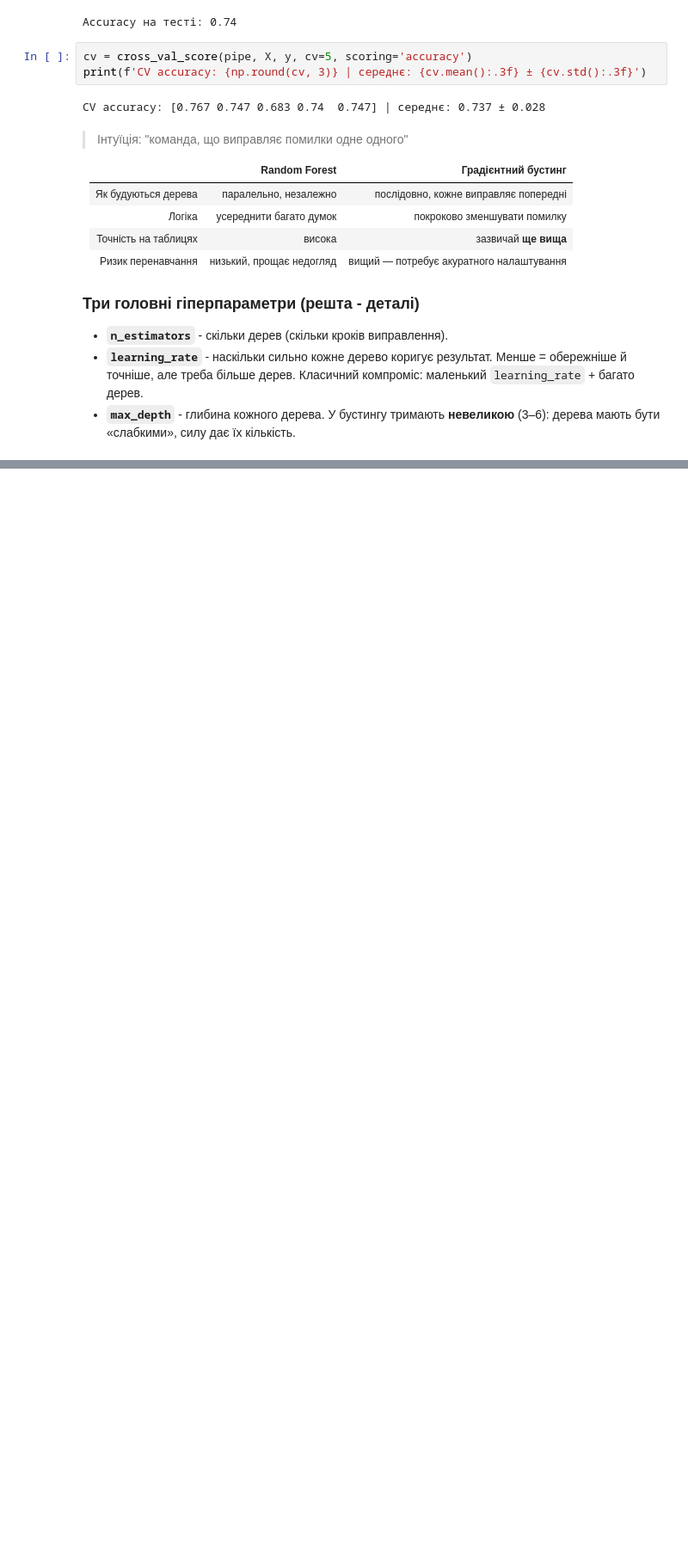
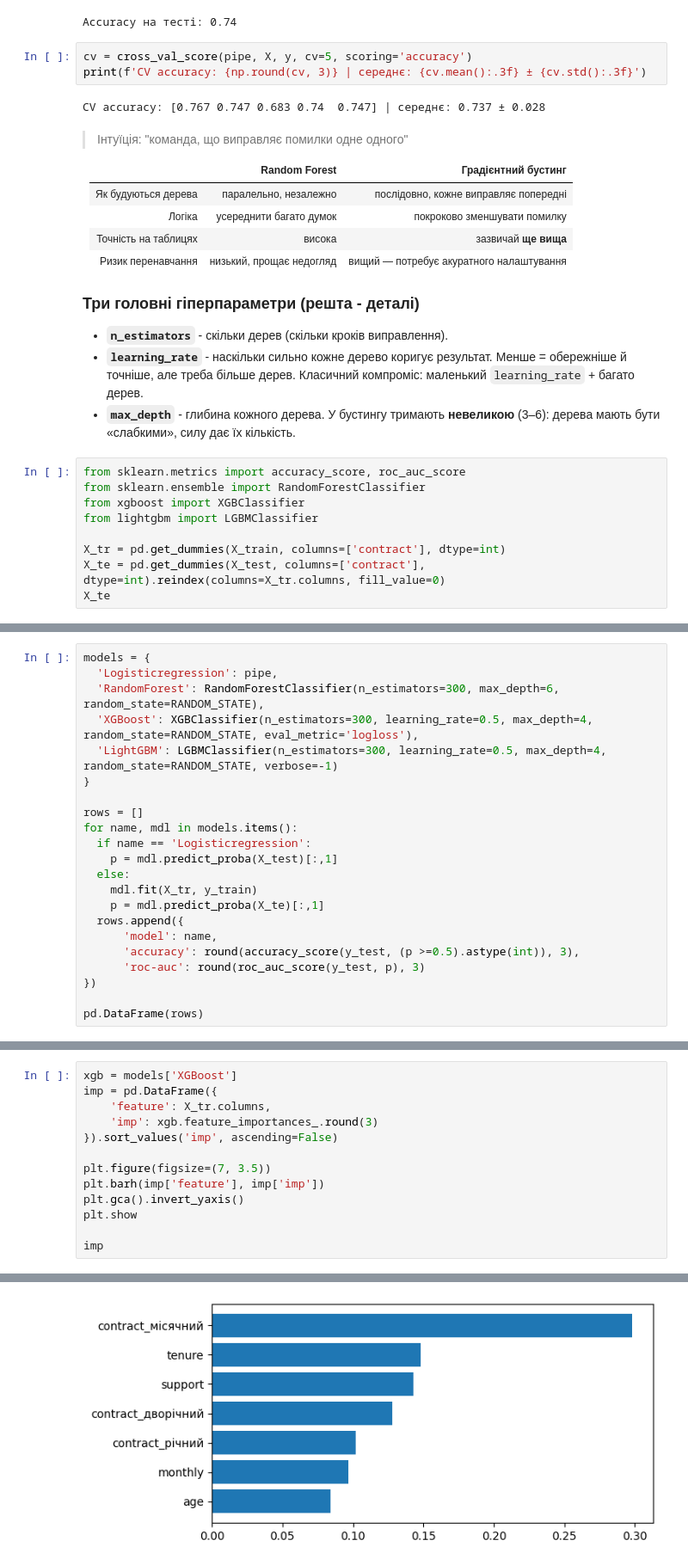
Before and after one commit to NadiiaIvashchuk/DTA_2026, a Jupyter notebook: ML/XGBoost_LightGBM.ipynb, the cells around one changed output, grey strips where cells are left out. Shown at 86% size. Cells and saved outputs as stored; diff of their text form; blank space fills up the shorter version.

Commit message:
models

```diff
--- a/ML/XGBoost_LightGBM.ipynb
+++ b/ML/XGBoost_LightGBM.ipynb
@@ -105,3 +105,12 @@ CV accuracy: [0.767 0.747 0.683 0.74  0.747] | середнє: 0.737 ± 0.028
 - **`n_estimators`** - скільки дерев (скільки кроків виправлення).
 - **`learning_rate`** - наскільки сильно кожне дерево коригує результат. Менше = обережніше й точніше, але треба більше дерев. Класичний компроміс: маленький `learning_rate` + багато дерев.
 - **`max_depth`** - глибина кожного дерева. У бустингу тримають **невеликою** (3–6): дерева мають бути «слабкими», силу дає їх кількість.
+# %%
+from sklearn.metrics import accuracy_score, roc_auc_score
+from sklearn.ensemble import RandomForestClassifier
+from xgboost import XGBClassifier
+from lightgbm import LGBMClassifier
+
+X_tr = pd.get_dummies(X_train, columns=['contract'], dtype=int)
+X_te = pd.get_dummies(X_test, columns=['contract'], dtype=int).reindex(columns=X_tr.columns, fill_value=0)
+X_te
@@ -107,0 +131,22 @@ CV accuracy: [0.767 0.747 0.683 0.74  0.747] | середнє: 0.737 ± 0.028
+# %%
+models = {
+  'Logisticregression': pipe,
+  'RandomForest': RandomForestClassifier(n_estimators=300, max_depth=6, random_state=RANDOM_STATE),
+  'XGBoost': XGBClassifier(n_estimators=300, learning_rate=0.5, max_depth=4, random_state=RANDOM_STATE, eval_metric='logloss'),
+  'LightGBM': LGBMClassifier(n_estimators=300, learning_rate=0.5, max_depth=4, random_state=RANDOM_STATE, verbose=-1)
+}
+
+rows = []
+for name, mdl in models.items():
+  if name == 'Logisticregression':
+    p = mdl.predict_proba(X_test)[:,1]
+  else:
+    mdl.fit(X_tr, y_train)
+    p = mdl.predict_proba(X_te)[:,1]
+  rows.append({
+      'model': name,
+      'accuracy': round(accuracy_score(y_test, (p >=0.5).astype(int)), 3),
+      'roc-auc': round(roc_auc_score(y_test, p), 3)
+})
+
+pd.DataFrame(rows)
@@ -107,0 +159,14 @@ CV accuracy: [0.767 0.747 0.683 0.74  0.747] | середнє: 0.737 ± 0.028
+# %%
+xgb = models['XGBoost']
+imp = pd.DataFrame({
+    'feature': X_tr.columns,
+    'imp': xgb.feature_importances_.round(3)
+}).sort_values('imp', ascending=False)
+
+plt.figure(figsize=(7, 3.5))
+plt.barh(imp['feature'], imp['imp'])
+plt.gca().invert_yaxis()
+plt.show
+
+imp
+# %% [output]
@@ -107,0 +181 @@ CV accuracy: [0.767 0.747 0.683 0.74  0.747] | середнє: 0.737 ± 0.028
+[figure, added]
```
Also changed, not shown: parts of 3 cells of this notebook.
